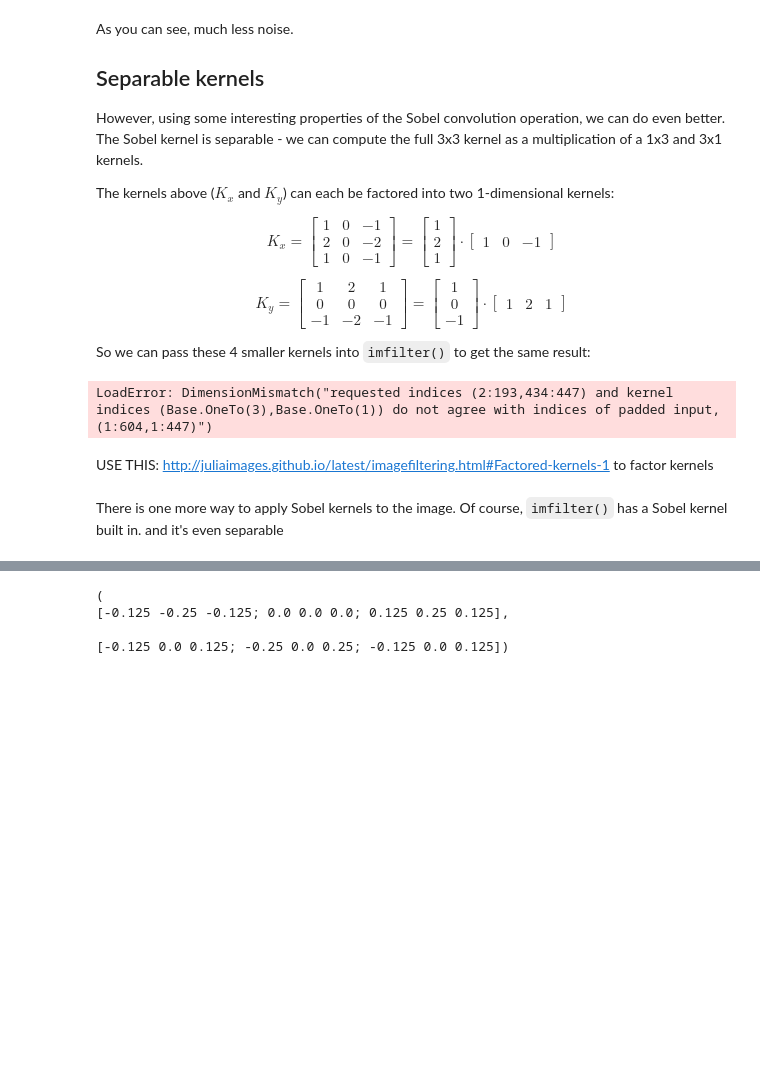
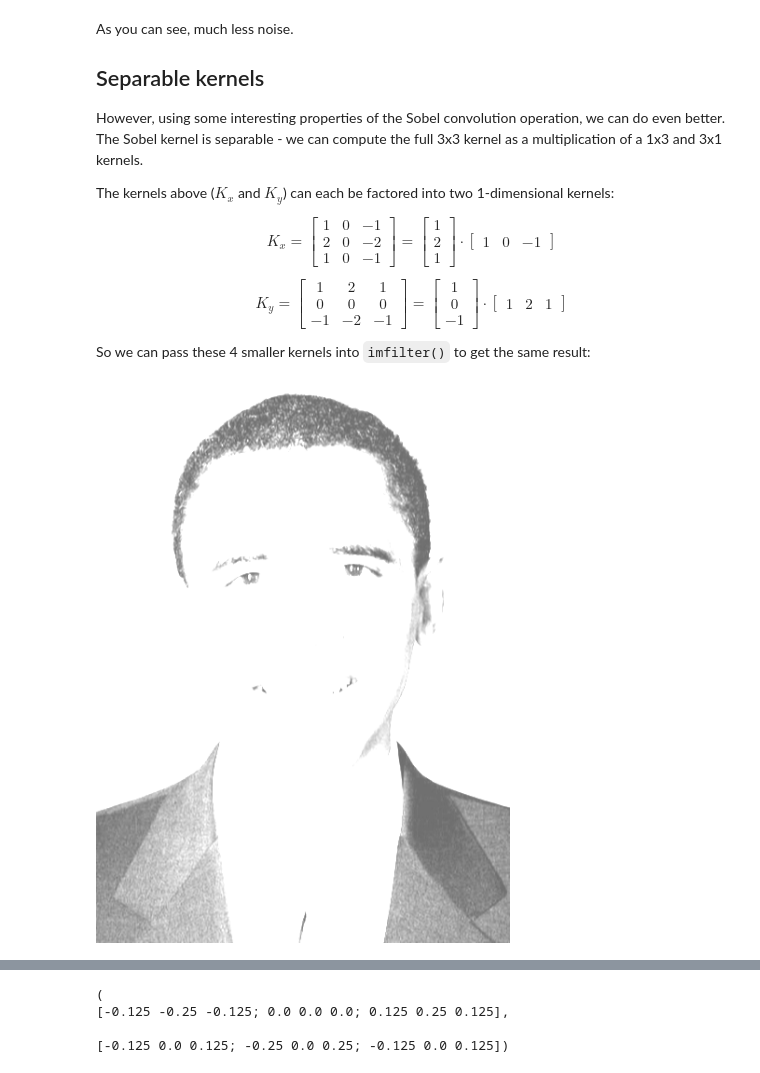
Before and after one commit to mprat/learningjulia, a Jupyter notebook: notebooks/04-imfilter.ipynb, the cells around one changed output, grey strips where cells are left out. Saved outputs shown, nothing was run; the diff lists cells and outputs as text; code cells hidden in the pictures; blank space fills up the shorter version.

Commit message:
post #4 about imfilter

```diff
--- a/notebooks/04-imfilter.ipynb
+++ b/notebooks/04-imfilter.ipynb
@@ -98,12 +98,8 @@ $$K_y = \begin{bmatrix} 1 & 2 & 1 \\ 0 & 0 & 0 \\ -1 & -2 & -1 \end{bmatrix} = \
 
 So we can pass these 4 smaller kernels into `imfilter()` to get the same result:
 # %%
-kernel_1 = [1;2;1];
+kernel_1 = [1 2 1]';
 kernel_2 = [1 0 -1];
-grad_sep = imfilter(img_gray, (kernel_1, kernel_2))
+grad_sep = imfilter(img_gray, (kernel_1, kernel_2, kernel_2', kernel_1'))
 # %% [output]
-LoadError: DimensionMismatch("requested indices (2:193,434:447) and kernel indices (Base.OneTo(3),Base.OneTo(1)) do not agree with indices of padded input, (1:604,1:447)")
+[figure, added]
-# %% [markdown]
-USE THIS: http://juliaimages.github.io/latest/imagefiltering.html#Factored-kernels-1 to factor kernels
-# %% [markdown]
-There is one more way to apply Sobel kernels to the image. Of course, `imfilter()` has a Sobel kernel built in. and it's even separable
```
Also changed, not shown: parts of 20 cells of this notebook, 3 other files.
